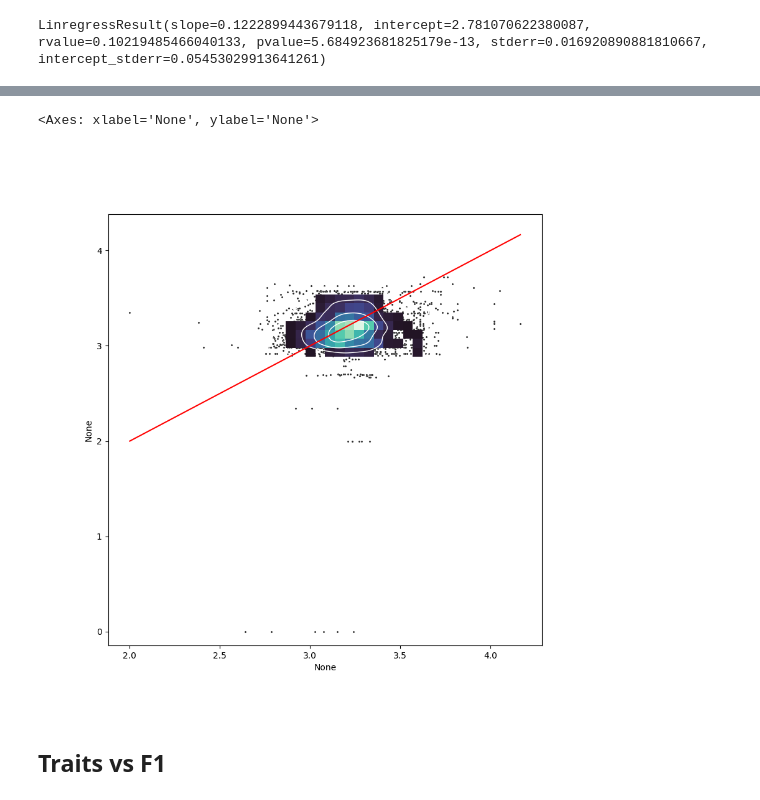
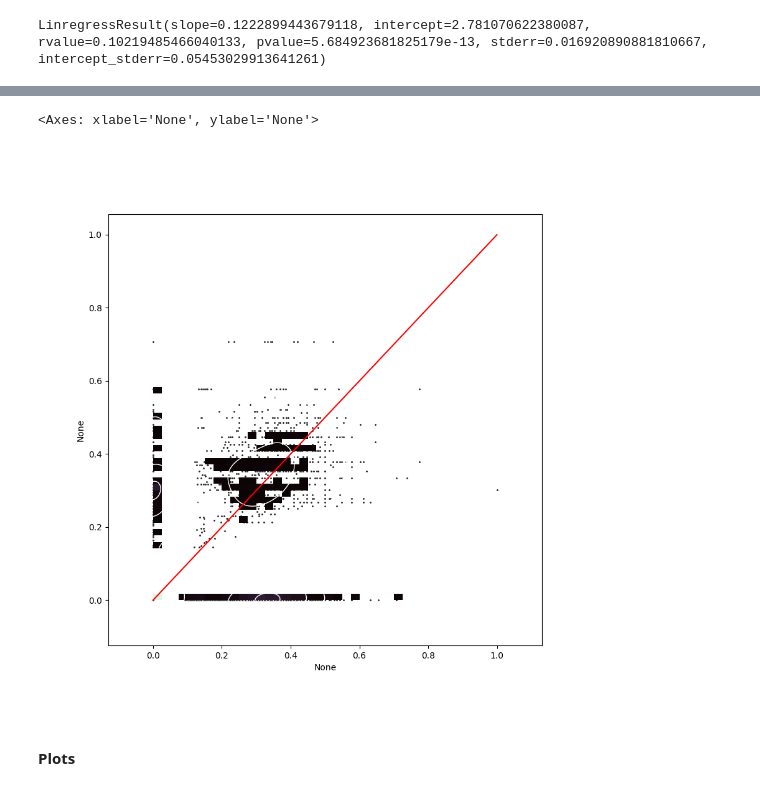
Before and after one commit to morand-g/malpolon-marbec, a Jupyter notebook: examples/RLS/RLS - PA outputs.ipynb, the cells around one changed output, grey strips where cells are left out. Cells and saved outputs as stored; diff of their text form; code cells hidden in the pictures.

```diff
--- a/examples/RLS/RLS - PA outputs.ipynb
+++ b/examples/RLS/RLS - PA outputs.ipynb
@@ -607,15 +607,15 @@ Length: 4953, dtype: float64
 # %%
-#x, y = np.sqrt(target_iucn), np.sqrt(pred_iucn)
-x, y = target_trop, pred_trop
+x, y = np.sqrt(target_iucn), np.sqrt(pred_iucn)
+#x, y = target_trop, pred_trop
 
 # Draw a combo histogram and scatterplot with density contours
 f, ax = plt.subplots(figsize=(9, 9))
 sns.scatterplot(x=x, y=y, s=5, color=".15")
 sns.histplot(x=x, y=y, bins=40, pthresh=.1, cmap="mako")
 sns.kdeplot(x=x, y=y, levels=5, color="w", linewidths=1)
 sns.lineplot(x=[min(x), max(x)], y=[min(x), max(x)],color='red')
 # %% [output]
 <Axes: xlabel='None', ylabel='None'>
-[figure, old version]
+[figure, new version]
 # %% [markdown]
-## Traits vs F1
+#### Plots
```
Also changed, not shown: parts of 16 cells of this notebook.
